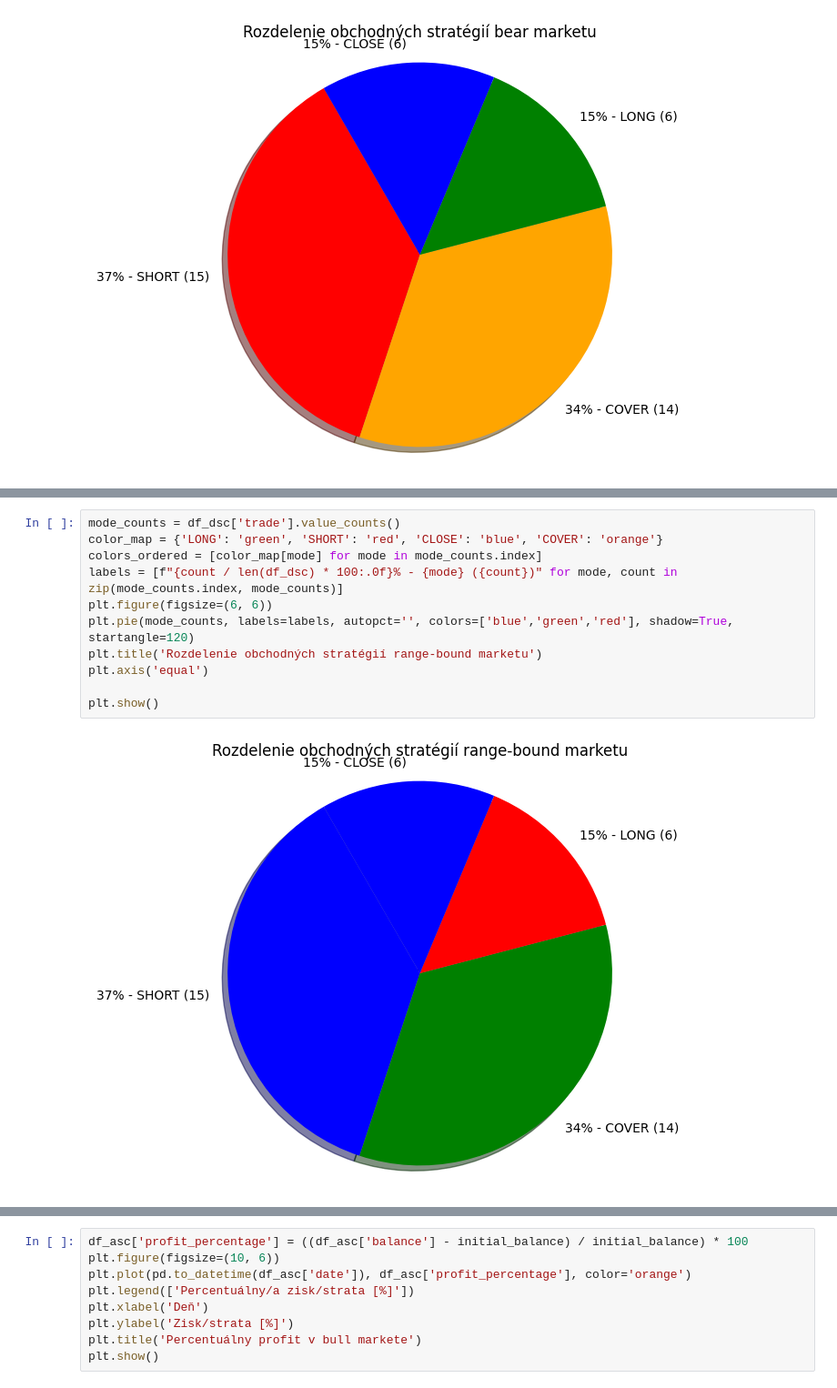
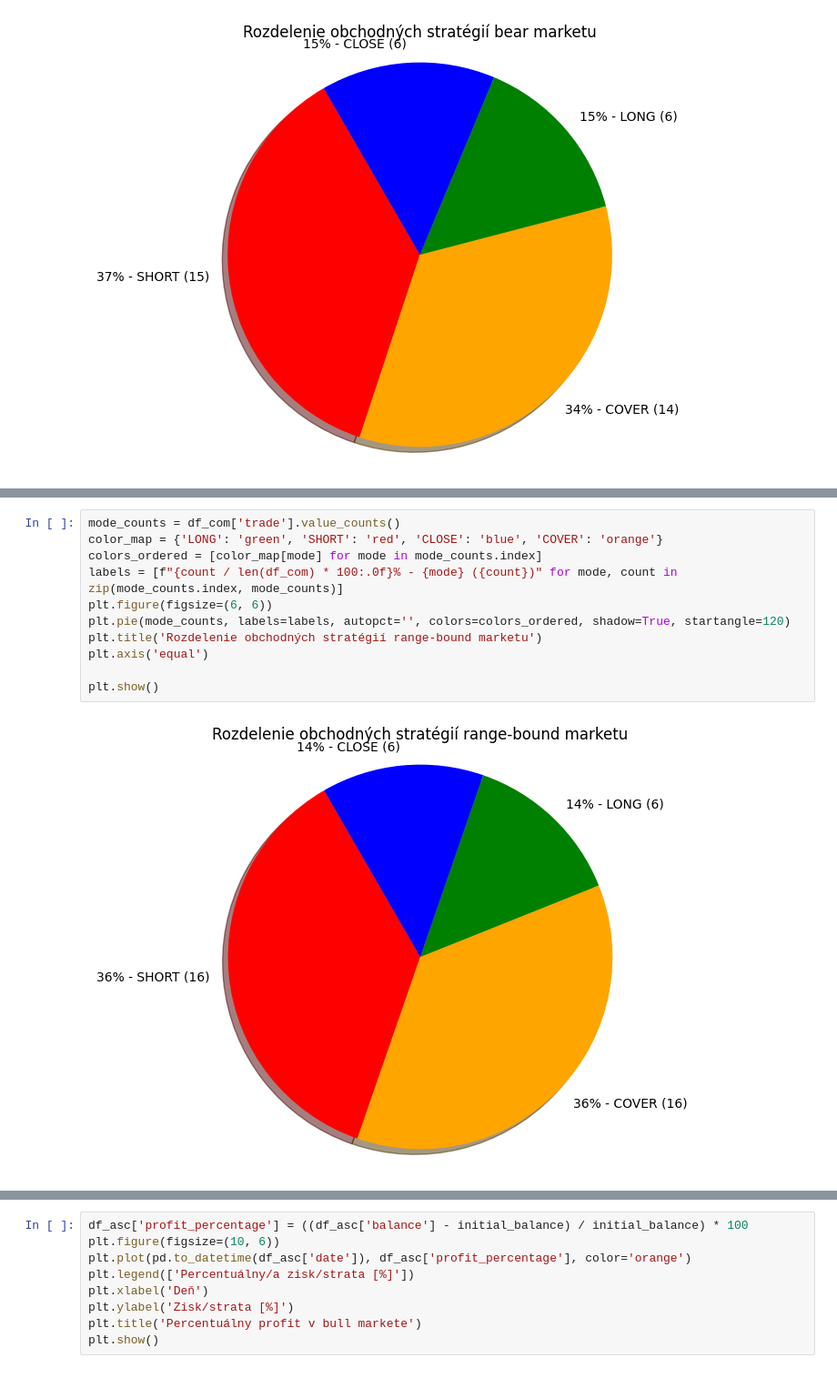
Before and after one commit to paki-valdi-9/dp_automated_trading, a Jupyter notebook: Trading bots/trading_bot_3.ipynb, the cells around one changed output, grey strips where cells are left out. Shown at 91% size. Saved outputs shown, nothing was run; the diff lists cells and outputs as text.

```diff
--- a/Trading bots/trading_bot_3.ipynb
+++ b/Trading bots/trading_bot_3.ipynb
@@ -622,13 +656,13 @@ plt.show()
 # %%
-mode_counts = df_dsc['trade'].value_counts()
+mode_counts = df_com['trade'].value_counts()
 color_map = {'LONG': 'green', 'SHORT': 'red', 'CLOSE': 'blue', 'COVER': 'orange'}
 colors_ordered = [color_map[mode] for mode in mode_counts.index]
-labels = [f"{count / len(df_dsc) * 100:.0f}% - {mode} ({count})" for mode, count in zip(mode_counts.index, mode_counts)]
+labels = [f"{count / len(df_com) * 100:.0f}% - {mode} ({count})" for mode, count in zip(mode_counts.index, mode_counts)]
 plt.figure(figsize=(6, 6))
-plt.pie(mode_counts, labels=labels, autopct='', colors=['blue','green','red'], shadow=True, startangle=120)
+plt.pie(mode_counts, labels=labels, autopct='', colors=colors_ordered, shadow=True, startangle=120)
 plt.title('Rozdelenie obchodných stratégií range-bound marketu')
 plt.axis('equal')
 
 plt.show()
 # %% [output]
-[figure, old version]
+[figure, new version]
```
Also changed, not shown: parts of 15 cells of this notebook, 1 other file.
